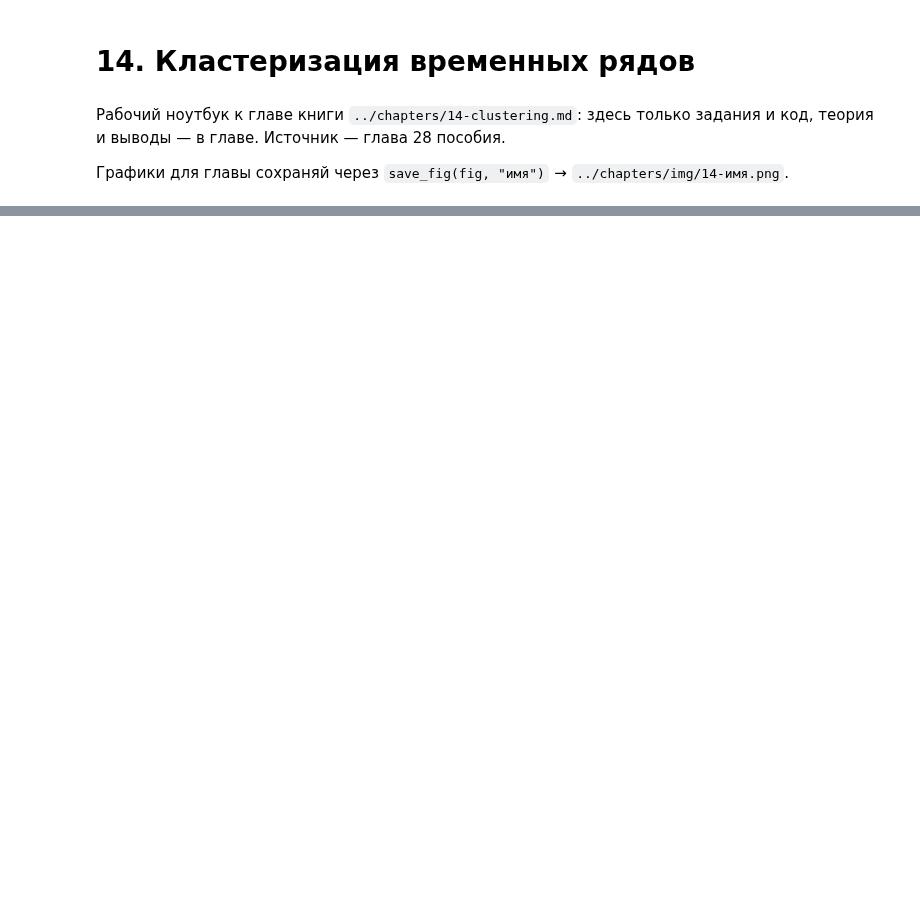
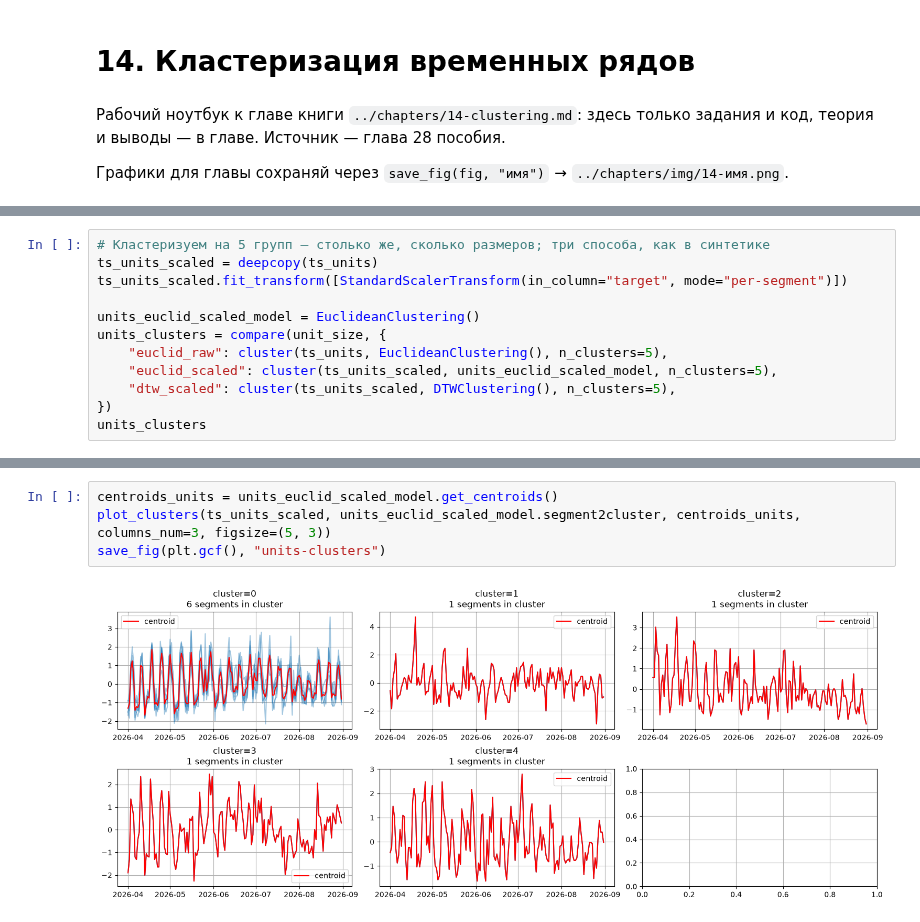
Before and after one commit to skv-analyst/study-data-analytics, a Jupyter notebook: 05-etna/notebooks/14-clustering.ipynb, the cells around one changed output, grey strips where cells are left out. Cells and saved outputs as stored; diff of their text form; blank space fills up the shorter version.

```diff
--- a/05-etna/notebooks/14-clustering.ipynb
+++ b/05-etna/notebooks/14-clustering.ipynb
@@ -60,0 +247,12 @@ def save_fig(fig, name: str) -> None:
+# %%
+# Кластеризуем на 5 групп — столько же, сколько размеров; три способа, как в синтетике
+ts_units_scaled = deepcopy(ts_units)
+ts_units_scaled.fit_transform([StandardScalerTransform(in_column="target", mode="per-segment")])
+
+units_euclid_scaled_model = EuclideanClustering()
+units_clusters = compare(unit_size, {
+    "euclid_raw": cluster(ts_units, EuclideanClustering(), n_clusters=5),
+    "euclid_scaled": cluster(ts_units_scaled, units_euclid_scaled_model, n_clusters=5),
+    "dtw_scaled": cluster(ts_units_scaled, DTWClustering(), n_clusters=5),
+})
+units_clusters
@@ -60,0 +329,6 @@ def save_fig(fig, name: str) -> None:
+# %%
+centroids_units = units_euclid_scaled_model.get_centroids()
+plot_clusters(ts_units_scaled, units_euclid_scaled_model.segment2cluster, centroids_units, columns_num=3, figsize=(5, 3))
+save_fig(plt.gcf(), "units-clusters")
+# %% [output]
+[figure, added]
```
Also changed, not shown: parts of 32 cells of this notebook, 5 other files.
